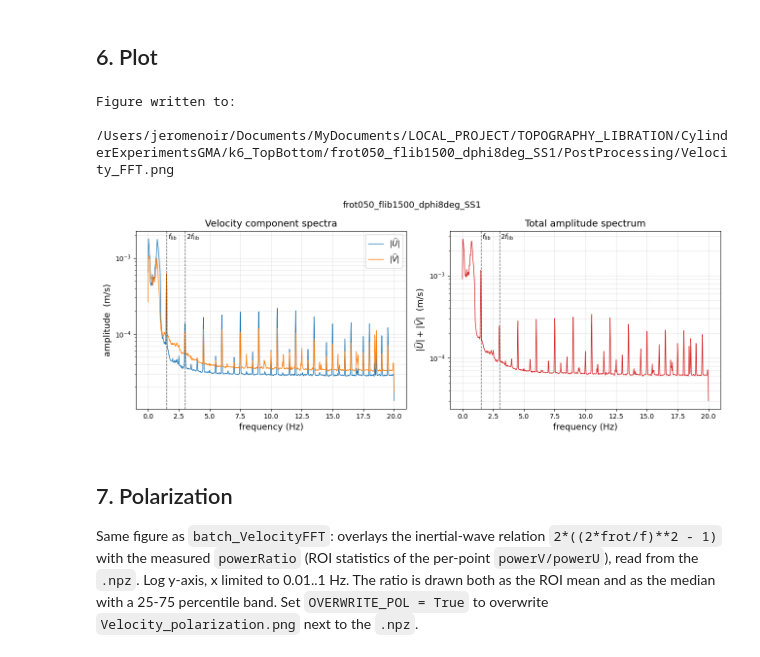
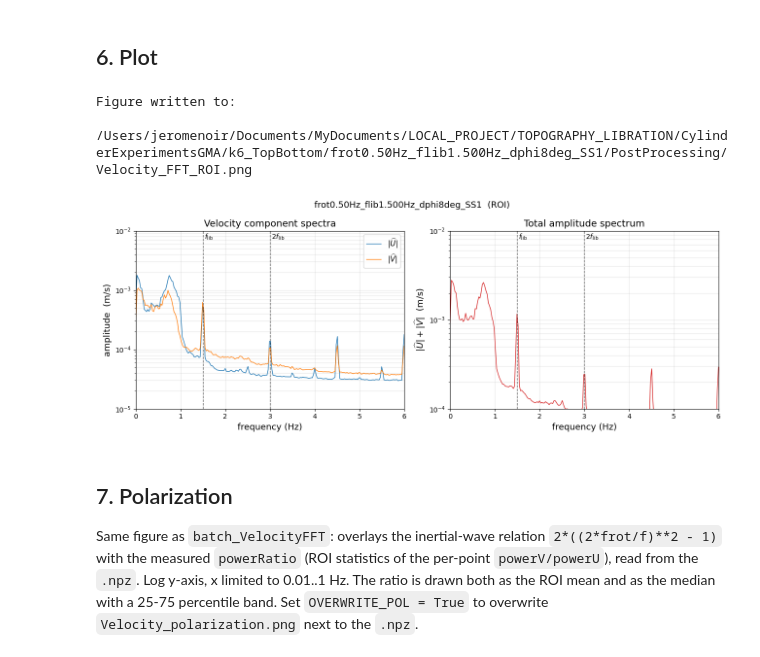
Before and after one commit to jeromeNoir/PIVlab-line-command-pythonProcessing, a Jupyter notebook: PIVlab_pythonProcessing/fft_Velocity.ipynb, the cells around one changed output. Cells and saved outputs as stored; diff of their text form; code cells hidden in the pictures.

```diff
--- a/PIVlab_pythonProcessing/fft_Velocity.ipynb
+++ b/PIVlab_pythonProcessing/fft_Velocity.ipynb
@@ -29,9 +29,10 @@ import matplotlib.pyplot as plt
 
 %matplotlib widget
 
-NPZ_NAME = "VelocityFFT.npz"
-FLIB_DIVISOR = 1000.0   # folder token 'flib0400' -> 0.400 Hz (matches batch)
-FROT_DIVISOR = 100.0    # folder token 'frot050'  -> 0.50  Hz (matches batch)
+NPZ_STEM = "VelocityFFT"   # + _<region>.npz
+
+from piv_common import (fft_axis_limits, parse_flib, parse_frot, peak_freq,
+                        resolve_npz, region_tag)
 # %% [markdown]
 ## 2. Configuration
 
@@ -41,7 +42,8 @@ run folder (its `PostProcessing/VelocityFFT.npz` is used).
 # --- edit me -------------------------------------------------------------
 PATH   = ("/Users/jeromenoir/Documents/MyDocuments/LOCAL_PROJECT/"
           "TOPOGRAPHY_LIBRATION/CylinderExperimentsGMA/k6_TopBottom/"
-          "frot050_flib1500_dphi8deg_SS1/PostProcessing")   # run folder or .npz
+          "frot0.50Hz_flib1.500Hz_dphi8deg_SS1/PostProcessing")   # run folder or .npz
+REGION = 'ROI'       # 'ROI' or 'FULL' -- which VelocityFFT_<region>.npz to read
 LOGY   = True        # logarithmic amplitude axis (False -> linear)
 FMAX   = None        # upper frequency limit for the plot (Hz); None -> Nyquist
 SAVE   = True       # also write a PNG next to the .npz
@@ -49,5 +51,6 @@ OUTPUT = None        # PNG path; None -> Velocity_FFT.png beside the .npz
 OVERWRITE_POL = False  # (over)write Velocity_polarization.png next to the .npz
                        #  even if it exists (False -> keep existing)
 # -------------------------------------------------------------------------
+tag = region_tag(REGION)
 # %% [markdown]
 ## 3. Helper functions
@@ -111,7 +57,7 @@ def compute_polarization(f, powerU, powerV, frot):
 # %% [markdown]
 ## 4. Load the spectrum
 # %%
-npz_path = resolve_npz(PATH)
+npz_path = resolve_npz(PATH, "%s_%s.npz" % (NPZ_STEM, tag))
 print("Reading %s" % npz_path)
 
 data = np.load(npz_path, allow_pickle=True)
@@ -124,13 +70,14 @@ powerV = np.asarray(data["powerV"], dtype=float) if "powerV" in data.files else
 fps = float(data["fps"]) if "fps" in data.files else 1.0
 run = str(data["run"]) if "run" in data.files else os.path.basename(
     os.path.dirname(npz_path))
+region = str(data["region"]) if "region" in data.files else tag
 window = str(data["window"]) if "window" in data.files else "?"
 npoints = int(data["npoints"]) if "npoints" in data.files else -1
 nframes = int(data["nframes"]) if "nframes" in data.files else f.size
 
 flib = parse_flib(run)
 frot = parse_frot(run)
-print("run     = %s" % run)
+print("run     = %s  (%s)" % (run, region))
 print("fps     = %g Hz   nframes = %d   Nyquist = %g Hz" % (fps, nframes, f[-1]))
 print("df      = %.4g Hz   ROI points averaged = %d   window = %s"
       % (f[1] - f[0] if f.size > 1 else np.nan, npoints, window))
@@ -157,7 +104,10 @@ peak |FFT(total)| at 0.0267 Hz   (amplitude = 2.781e-03 m/s)
 # %% [markdown]
 ## 6. Plot
 # %%
-fmax = FMAX if FMAX else f[-1]
+# Frequency axis to [0, max(4*frot, 4*flib)] (FMAX overrides); y to decades.
+xlim_max, ymin_c, ymax_c = fft_axis_limits(f, [amp_u, amp_v], frot, flib)
+_,        ymin_t, ymax_t = fft_axis_limits(f, amp_total, frot, flib)
+fmax = FMAX if FMAX else xlim_max
 sel = f <= fmax
 
 
@@ -177,37 +127,43 @@ plot = (lambda ax, *a, **k: ax.semilogy(*a, **k)) if LOGY else \
 
 fig, axes = plt.subplots(1, 2, figsize=(13, 5))
 
 # Panel 1: component amplitude spectra
 plot(axes[0], f[sel], amp_u[sel], color="C0", lw=1, label=r"$|\widehat{U}|$")
 plot(axes[0], f[sel], amp_v[sel], color="C1", lw=1, label=r"$|\widehat{V}|$")
 axes[0].set_xlabel("frequency (Hz)", fontsize=13)
 axes[0].set_ylabel(r"amplitude  (m/s)", fontsize=13)
 axes[0].set_title("Velocity component spectra", fontsize=14)
 axes[0].grid(True, alpha=0.3, which="both")
 axes[0].legend(fontsize=11)
 add_guides(axes[0])
+axes[0].set_xlim(0, fmax)
+if ymin_c and ymax_c:
+    axes[0].set_ylim(ymin_c, ymax_c)
 
 # Panel 2: total amplitude spectrum
 plot(axes[1], f[sel], amp_total[sel], color="C3", lw=1)
 axes[1].set_xlabel("frequency (Hz)", fontsize=13)
 axes[1].set_ylabel(r"$|\widehat{U}| + |\widehat{V}|$  (m/s)", fontsize=13)
 axes[1].set_title("Total amplitude spectrum", fontsize=14)
 axes[1].grid(True, alpha=0.3, which="both")
 add_guides(axes[1])
+axes[1].set_xlim(0, fmax)
+if ymin_t and ymax_t:
+    axes[1].set_ylim(ymin_t, ymax_t)
 
-fig.suptitle(run, fontsize=13)
+fig.suptitle("%s  (%s)" % (run, region), fontsize=13)
 fig.tight_layout()
 
 if SAVE:
-    output = OUTPUT or os.path.join(os.path.dirname(npz_path), "Velocity_FFT.png")
+    output = OUTPUT or os.path.join(os.path.dirname(npz_path), "Velocity_FFT_%s.png" % tag)
     fig.savefig(output, dpi=200, bbox_inches="tight")
     print("Figure written to:\n  %s" % output)
 
 plt.show()
 # %% [output]
 Figure written to:
-  /Users/jeromenoir/Documents/MyDocuments/LOCAL_PROJECT/TOPOGRAPHY_LIBRATION/CylinderExperimentsGMA/k6_TopBottom/frot050_flib1500_dphi8deg_SS1/PostProcessing/Velocity_FFT.png
+  /Users/jeromenoir/Documents/MyDocuments/LOCAL_PROJECT/TOPOGRAPHY_LIBRATION/CylinderExperimentsGMA/k6_TopBottom/frot0.50Hz_flib1.500Hz_dphi8deg_SS1/PostProcessing/Velocity_FFT_ROI.png
-[figure, old version]
+[figure, new version]
 # %% [markdown]
 ## 7. Polarization
 
```
Also changed, not shown: parts of 3 cells of this notebook, 43 other files.
